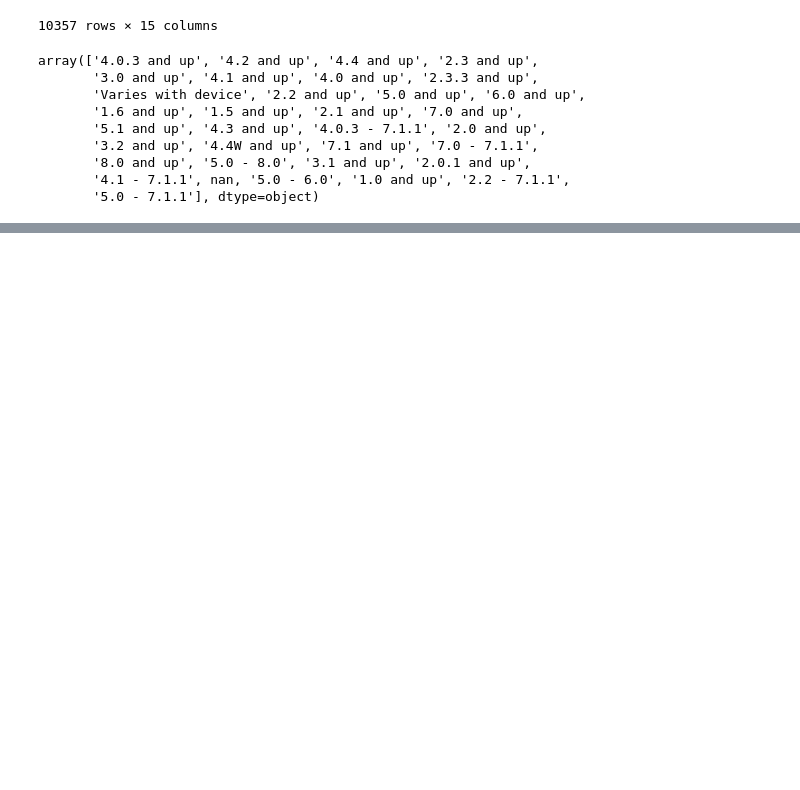
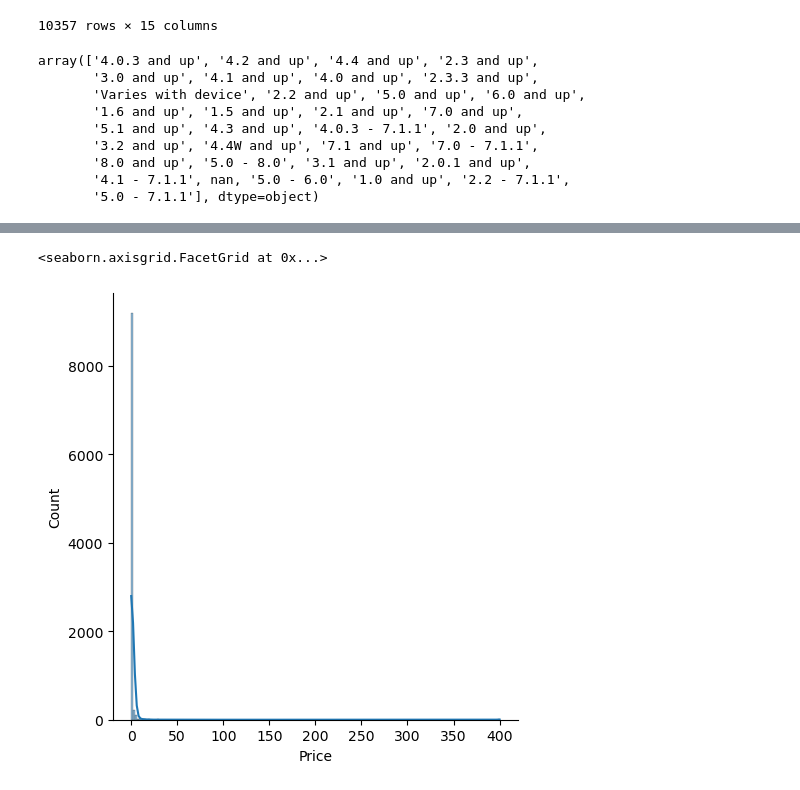
Before and after one commit to ramkumawat02/Data-Science-Projects-, a Jupyter notebook: Machine Learning Projects/EDA/01_EDA_Google_Play.ipynb, the cells around one changed output, grey strips where cells are left out. Cells and saved outputs as stored; diff of their text form; code cells hidden in the pictures; blank space fills up the shorter version.

```diff
--- a/Machine Learning Projects/EDA/01_EDA_Google_Play.ipynb
+++ b/Machine Learning Projects/EDA/01_EDA_Google_Play.ipynb
@@ -658,0 +901,5 @@ array(['4.0.3 ', '4.2 ', '4.4 ', '2.3 ', '3.0 ', '4.1 ', '4.0 ', '2.3.3 ',
+# %%
+sns.displot(df_copy["Price"], kde=True) # to make a distribution plot of the column 'Price', it will show the distribution of the values in the column 'Price' in the form of a histogram and a kernel density estimate (KDE) plot.
+# %% [output]
+<seaborn.axisgrid.FacetGrid at 0x...>
+[figure, added]
```
Also changed, not shown: parts of 60 cells of this notebook.
